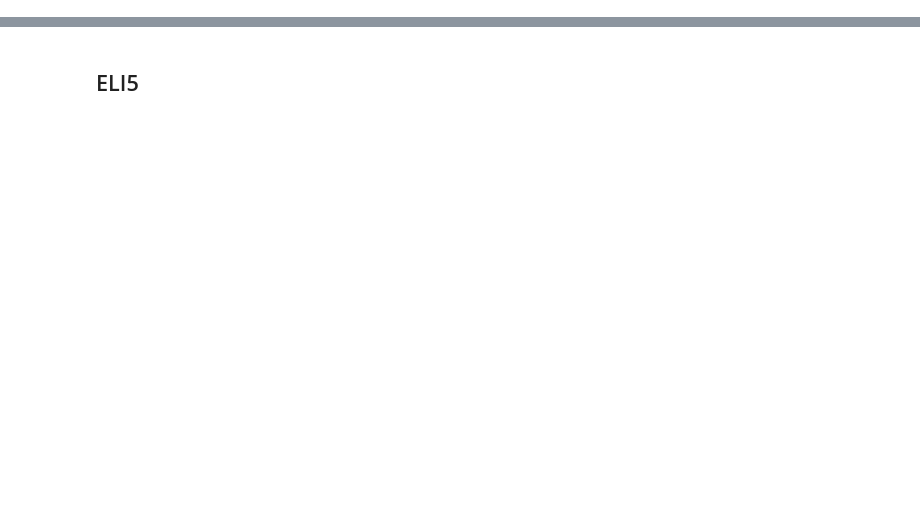
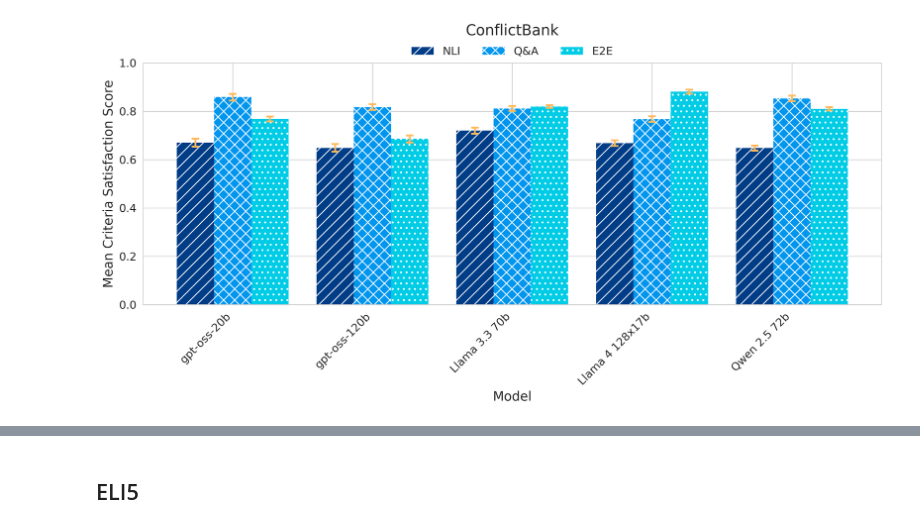
Before and after one commit to IBM/FactReasoner, a Jupyter notebook: notebooks/analysis.ipynb, the cells around one changed output, grey strips where cells are left out. Saved outputs shown, nothing was run; the diff lists cells and outputs as text; code cells hidden in the pictures; blank space fills up the shorter version.

Commit message:
Bugfixes and experiment improvements
- Use larger tolerances in comprehensiveness meta-evaluation on ConflictBank
- Update dependencies
- Update analysis notebook

```diff
--- a/notebooks/analysis.ipynb
+++ b/notebooks/analysis.ipynb
@@ -132,0 +491,23 @@ with pd.option_context("display.precision", 2):
+# %%
+plot_config_results(
+    df,
+    configs=[
+        {"variant": "nli"},
+        {"variant": "qa", "use_tools": False},
+        {"variant": "qa", "use_tools": True},
+        {"variant": "e2e"},
+    ],
+    metric_name="ConflictBank Mean",
+    model_name_map={
+        "gpt-oss-20b": "gpt-oss-20b",
+        "gpt-oss-120b": "gpt-oss-120b",
+        "llama-3.3-70b-instruct": "Llama 3.3 70b",
+        "llama-4-maverick-17b-128e-instruct-fp8": "Llama 4 128x17b",
+        "Qwen2.5-72B-Instruct": "Qwen 2.5 72b",
+    },
+    title="ConflictBank",
+    ylabel="Mean Criteria Satisfaction Score",
+    figsize=(12, 6),
+)
+# %% [output]
+[figure, added]
```
Also changed, not shown: parts of 15 cells of this notebook, 5 other files.
